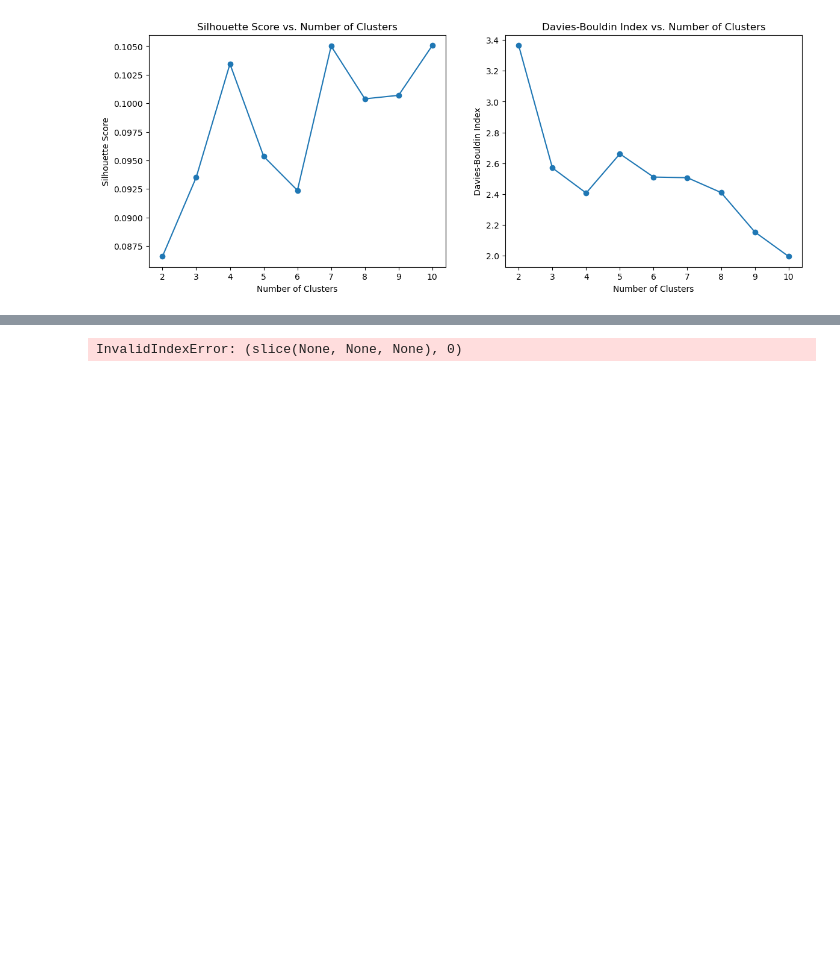
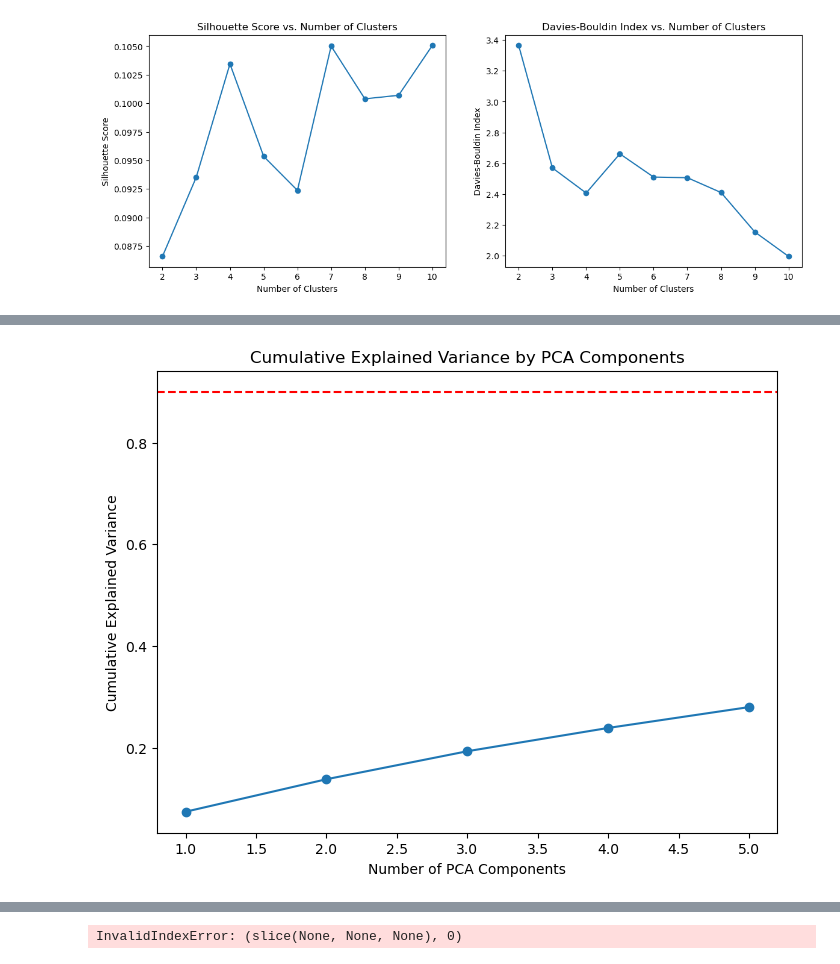
Before and after one commit to sralter/term_deposit_marketing, a Jupyter notebook: project2_modeling.ipynb, the cells around one changed output, grey strips where cells are left out. Drawn from its saved outputs; the diff is of its cells as text; code cells hidden in the pictures; blank space fills up the shorter version.

```diff
--- a/project2_modeling.ipynb
+++ b/project2_modeling.ipynb
@@ -3334,0 +3344,12 @@ plt.show()
+# %%
+cumulative_explained_variance = np.cumsum(pca3.explained_variance_ratio_)
+
+plt.figure(figsize=(8, 6))
+plt.plot(range(1, len(cumulative_explained_variance) + 1), cumulative_explained_variance, marker='o')
+plt.axhline(y=0.9, color='r', linestyle='--')  # 90% variance threshold line
+plt.title("Cumulative Explained Variance by PCA Components")
+plt.xlabel("Number of PCA Components")
+plt.ylabel("Cumulative Explained Variance")
+plt.show()
+# %% [output]
+[figure, added]
```
Also changed, not shown: parts of 6 cells of this notebook.
